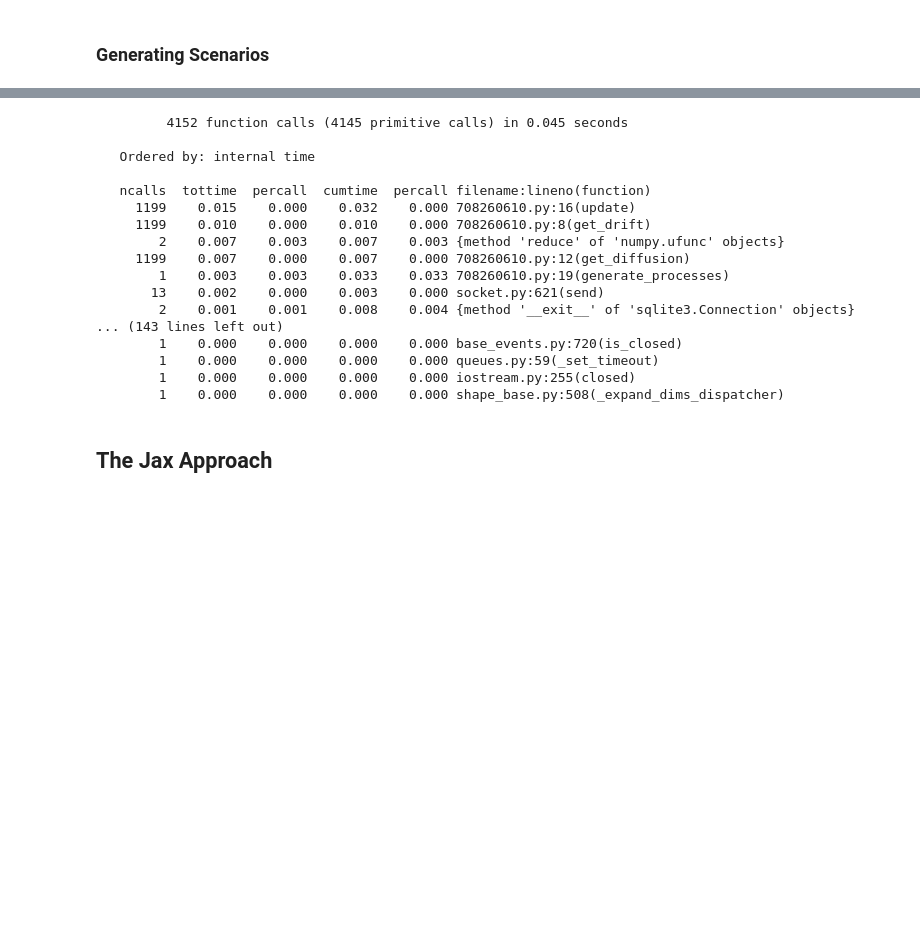
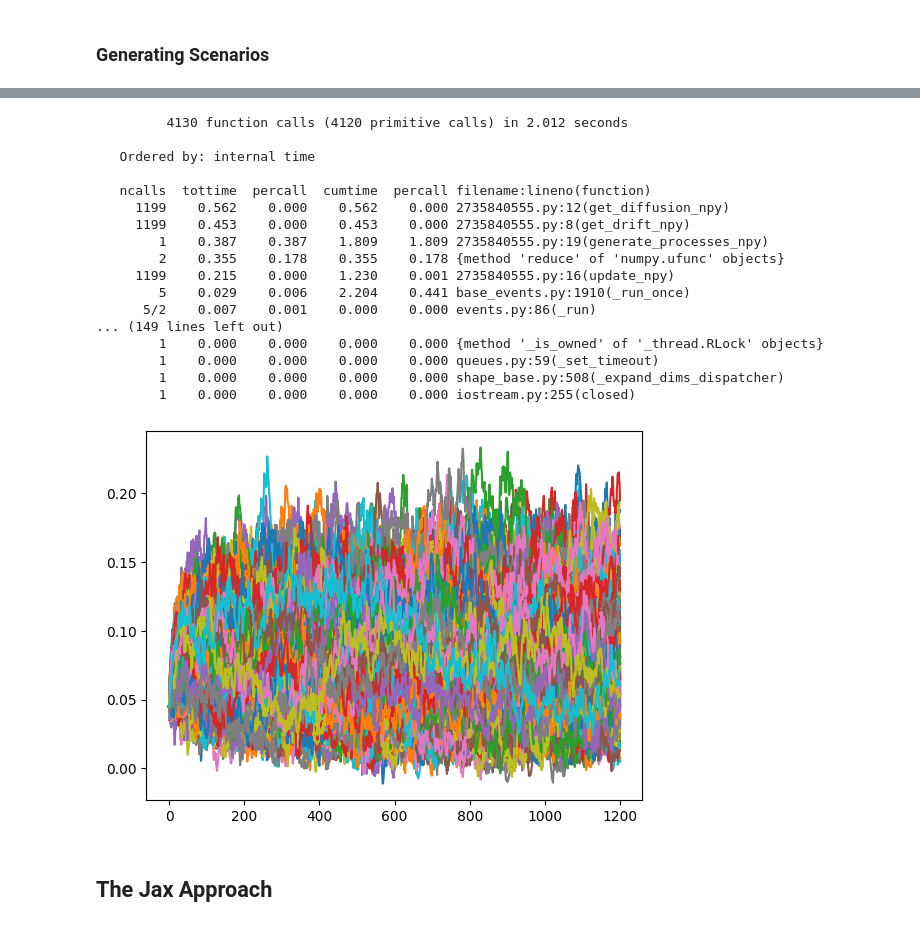
Before and after one commit to JKilgallen/efficient-economic-scenario-generation, a Jupyter notebook: analysis/jack_analysis.ipynb, the cells around one changed output, grey strips where cells are left out. Drawn from its saved outputs; the diff is of its cells as text; code cells hidden in the pictures; blank space fills up the shorter version.

```diff
--- a/analysis/jack_analysis.ipynb
+++ b/analysis/jack_analysis.ipynb
@@ -12,30 +12,30 @@ from cProfile import Profile
 # %% [markdown]
 ### Defining Our Model
 # %%
-def correlate_weiner_process(X, rho, dt):
+def correlate_weiner_process_npy(X, rho, dt):
     corr = np.array([[1,rho],[rho,1]])
     L = np.linalg.cholesky(corr)
     # dZ = np.sqrt(dt)*(np.einsum('ij,ikl -> ikl',L,X))
     dZ = np.sqrt(dt)* np.tensordot(L,X, axes=([1],[0]))
     return dZ
 
-def get_drift(x, alpha, mu, dt):
+def get_drift_npy(x, alpha, mu, dt):
     # return np.einsum('ij,ij -> ij', alpha, (mu-x)) * dt
     return alpha * (mu-x) * dt
 
-def get_diffusion(x, sigma, dZ):
+def get_diffusion_npy(x, sigma, dZ):
     # return np.einsum('ij,ij->ij', np.einsum('ij,ij->ij',sigma,np.sqrt(x)),dZ)
     return sigma * np.sqrt(x) * dZ
 
-def update(x, alpha, mu, sigma, dt, dZ):
-    return x + get_drift(x, alpha, mu, dt) + get_diffusion(x, sigma, dZ)
+def update_npy(x, alpha, mu, sigma, dt, dZ):
+    return x + get_drift_npy(x, alpha, mu, dt) + get_diffusion_npy(x, sigma, dZ)
 
-def generate_processes(x0, dt, alpha, mu, sigma, dZ):
+def generate_processes_npy(x0, dt, alpha, mu, sigma, dZ):
     x = np.zeros(dZ.shape)
     x[:, 0] = x0
 
     for i in range(1, 1200):
-        x[:, i] = update(x[:, i-1], alpha, mu, sigma, dt, dZ[:, i-1])
+        x[:, i] = update_npy(x[:, i-1], alpha, mu, sigma, dt, dZ[:, i-1])
 
 
     xt1 = np.sum(x,axis=0)
@@ -46,7 +46,7 @@ def generate_processes(x0, dt, alpha, mu, sigma, dZ):
 # %% [markdown]
 ### Setting Parameters
 # %%
-n_trials = 100
+n_trials = 100_000
 
 n_years = 100
 dt = 1/12
@@ -65,7 +65,7 @@ X = jax.random.normal(key=key, shape=(n_factors, int(n_years / dt), n_trials))
 
 
 start = time.time()
-dZ = correlate_weiner_process(X, rho, dt)
+dZ = correlate_weiner_process_npy(X, rho, dt)
 end1 = time.time()
 print("Time taken for calculating Weiner process correlations: ", end1 - start)
 # %% [output]
@@ -73,27 +74,29 @@ Time taken for calculating Weiner process correlations:  0.004537820816040039
 # %%
 with Profile() as prof:
-    n_npy = generate_processes(x0, dt, alpha, mu, sigma, dZ)
+    n_npy = generate_processes_npy(x0, dt, alpha, mu, sigma, dZ)
     prof.print_stats(sort='tottime')
 # %% [output]
-         4152 function calls (4145 primitive calls) in 0.045 seconds
+         4130 function calls (4120 primitive calls) in 2.012 seconds
 
    Ordered by: internal time
 
    ncalls  tottime  percall  cumtime  percall filename:lineno(function)
-     1199    0.015    0.000    0.032    0.000 708260610.py:16(update)
-     1199    0.010    0.000    0.010    0.000 708260610.py:8(get_drift)
-        2    0.007    0.003    0.007    0.003 {method 'reduce' of 'numpy.ufunc' objects}
-     1199    0.007    0.000    0.007    0.000 708260610.py:12(get_diffusion)
-        1    0.003    0.003    0.033    0.033 708260610.py:19(generate_processes)
-       13    0.002    0.000    0.003    0.000 socket.py:621(send)
-        2    0.001    0.001    0.008    0.004 {method '__exit__' of 'sqlite3.Connection' objects}
-... (143 lines left out)
-        1    0.000    0.000    0.000    0.000 base_events.py:720(is_closed)
+     1199    0.562    0.000    0.562    0.000 2735840555.py:12(get_diffusion_npy)
+     1199    0.453    0.000    0.453    0.000 2735840555.py:8(get_drift_npy)
+        1    0.387    0.387    1.809    1.809 2735840555.py:19(generate_processes_npy)
+        2    0.355    0.178    0.355    0.178 {method 'reduce' of 'numpy.ufunc' objects}
+     1199    0.215    0.000    1.230    0.001 2735840555.py:16(update_npy)
+        5    0.029    0.006    2.204    0.441 base_events.py:1910(_run_once)
+      5/2    0.007    0.001    0.000    0.000 events.py:86(_run)
+... (149 lines left out)
+        1    0.000    0.000    0.000    0.000 {method '_is_owned' of '_thread.RLock' objects}
         1    0.000    0.000    0.000    0.000 queues.py:59(_set_timeout)
+        1    0.000    0.000    0.000    0.000 shape_base.py:508(_expand_dims_dispatcher)
         1    0.000    0.000    0.000    0.000 iostream.py:255(closed)
-        1    0.000    0.000    0.000    0.000 shape_base.py:508(_expand_dims_dispatcher)
 # %%
-plt.plot(n_npy);
+plt.plot(n_npy[:, :1000]);
+# %% [output]
+[figure, added]
 # %% [markdown]
 ## The Jax Approach
 # %%
```
Also changed, not shown: parts of 9 cells of this notebook.
